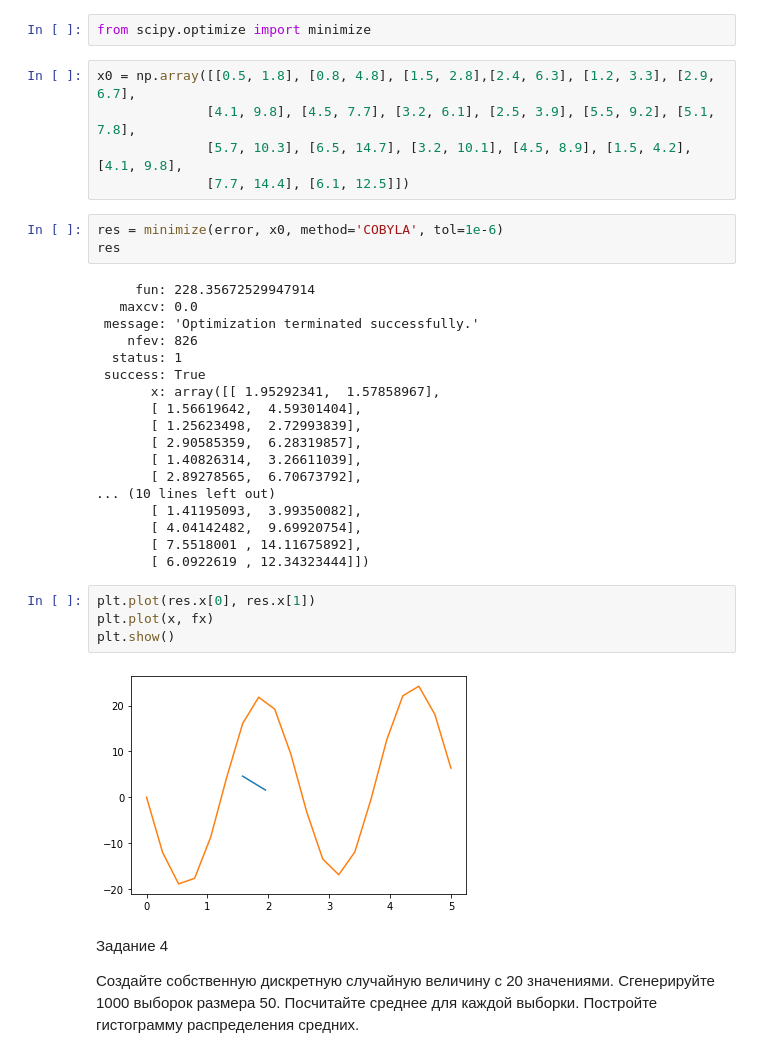
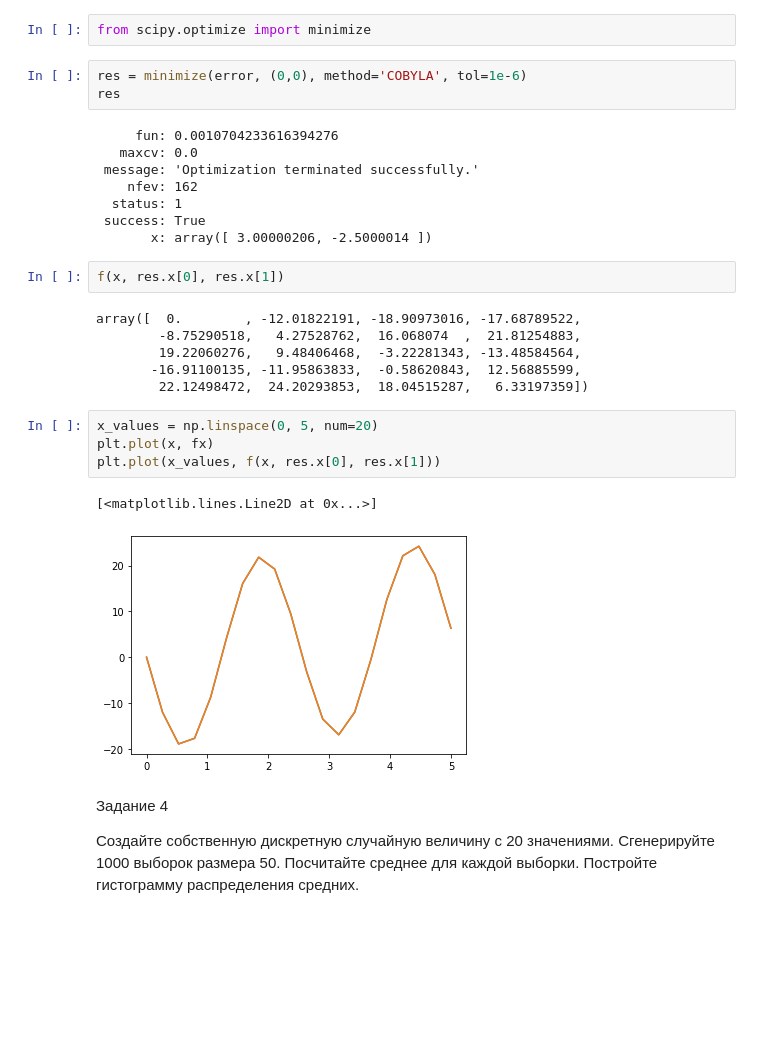
Before and after one commit to semnganye/phyton, a Jupyter notebook: mathematics/final_work.ipynb, the cells around one changed output. Drawn from its saved outputs; the diff is of its cells as text; blank space fills up the shorter version.

```diff
--- a/mathematics/final_work.ipynb
+++ b/mathematics/final_work.ipynb
@@ -145,38 +145,32 @@ def error(params):
     return np.sum(np.abs(fx - f(x, params[0], params[1])))
 # %%
 from scipy.optimize import minimize
-# %%
-x0 = np.array([[0.5, 1.8], [0.8, 4.8], [1.5, 2.8],[2.4, 6.3], [1.2, 3.3], [2.9, 6.7],
-              [4.1, 9.8], [4.5, 7.7], [3.2, 6.1], [2.5, 3.9], [5.5, 9.2], [5.1, 7.8],
-              [5.7, 10.3], [6.5, 14.7], [3.2, 10.1], [4.5, 8.9], [1.5, 4.2], [4.1, 9.8],
-              [7.7, 14.4], [6.1, 12.5]])
 # %%
-res = minimize(error, x0, method='COBYLA', tol=1e-6)
+res = minimize(error, (0,0), method='COBYLA', tol=1e-6)
 res
 # %% [output]
-     fun: 228.35672529947914
+     fun: 0.0010704233616394276
    maxcv: 0.0
  message: 'Optimization terminated successfully.'
-    nfev: 826
+    nfev: 162
   status: 1
  success: True
-       x: array([[ 1.95292341,  1.57858967],
-       [ 1.56619642,  4.59301404],
-       [ 1.25623498,  2.72993839],
-       [ 2.90585359,  6.28319857],
-       [ 1.40826314,  3.26611039],
-       [ 2.89278565,  6.70673792],
-... (10 lines left out)
-       [ 1.41195093,  3.99350082],
-       [ 4.04142482,  9.69920754],
-       [ 7.5518001 , 14.11675892],
-       [ 6.0922619 , 12.34323444]])
+       x: array([ 3.00000206, -2.5000014 ])
 # %%
-plt.plot(res.x[0], res.x[1])
-plt.plot(x, fx)
-plt.show()
+f(x, res.x[0], res.x[1])
 # %% [output]
-[figure, removed]
+array([  0.        , -12.01822191, -18.90973016, -17.68789522,
+        -8.75290518,   4.27528762,  16.068074  ,  21.81254883,
+        19.22060276,   9.48406468,  -3.22281343, -13.48584564,
+       -16.91100135, -11.95863833,  -0.58620843,  12.56885599,
+        22.12498472,  24.20293853,  18.04515287,   6.33197359])
+# %%
+x_values = np.linspace(0, 5, num=20)
+plt.plot(x, fx)
+plt.plot(x_values, f(x, res.x[0], res.x[1]))
+# %% [output]
+[<matplotlib.lines.Line2D at 0x...>]
+[figure, added]
 # %% [markdown]
 
 Задание 4
```
